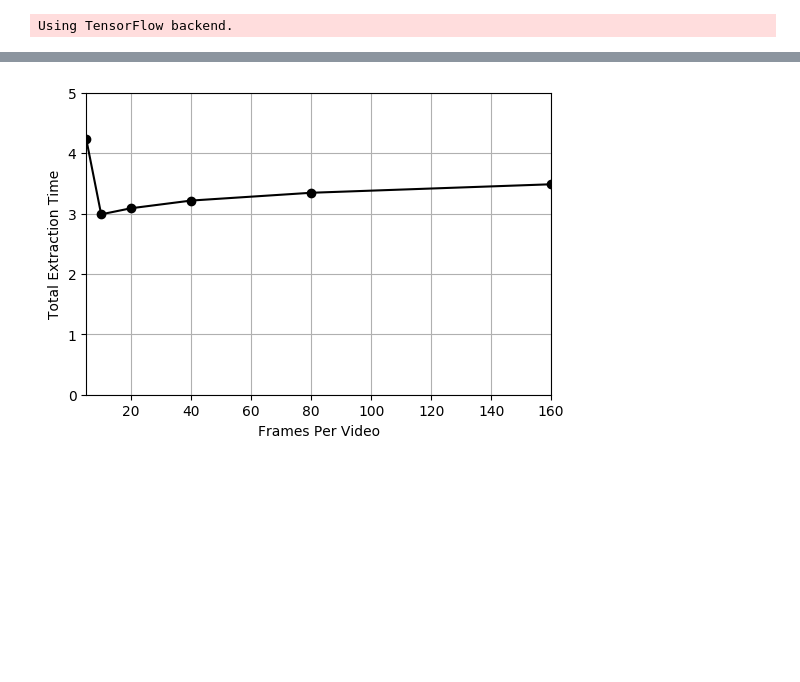
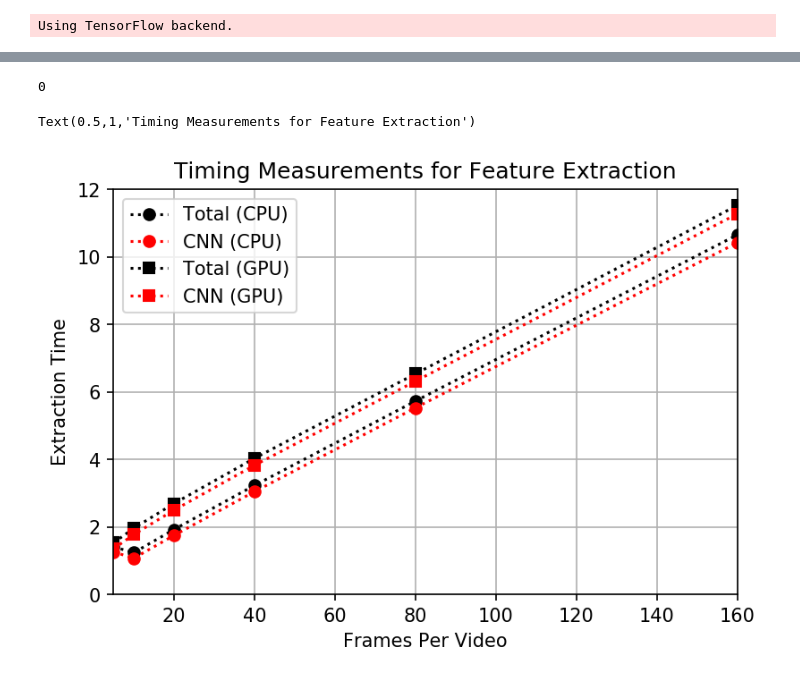
Before and after one commit to danjacobellis/video-classification, a Jupyter notebook: timing_examples.ipynb, the cells around one changed output, grey strips where cells are left out. Cells and saved outputs as stored; diff of their text form; code cells hidden in the pictures; blank space fills up the shorter version.

```diff
--- a/timing_examples.ipynb
+++ b/timing_examples.ipynb
@@ -8,22 +13,47 @@ video_file = '/home/dev/five-video-classification-methods/data/train/ApplyEyeMak
 frame_dir = '/home/dev/temp_frame_dir'
 # %%
 x = [5,10,20,40,80,160]
-y = [0] * len(x)
+timing = [[]] * len(x)
 for i_frames_per_video, frames_per_video in enumerate(x):
     extractor = Extractor(frames_per_video=frames_per_video)
-    t = time.time()
-    sequence = extractor.extract(video_file, frame_dir)
-    y[i_frames_per_video] = time.time() - t
+    sequence, timing[i_frames_per_video] = extractor.extract(video_file, frame_dir)
+# %%
+y_CNN = [y['CNN'] for y in timing]
+y_total = [y['total'] for y in timing]
+# %%
+subprocess.call('unset CUDA_VISIBLE_DEVICES',shell=True)
+# %% [output]
+0
+# %%
+x = [5,10,20,40,80,160]
+timing = [[]] * len(x)
+for i_frames_per_video, frames_per_video in enumerate(x):
+    extractor = Extractor(frames_per_video=frames_per_video)
+    sequence, timing[i_frames_per_video] = extractor.extract(video_file, frame_dir)
+# %%
+y_CNN_GPU = [y['CNN'] for y in timing]
+y_total_GPU = [y['total'] for y in timing]
 # %%
 import matplotlib.pyplot as plt
 %matplotlib inline
 # %%
-plt.figure(dpi=100)
-plt.plot(x,y,'-ko')
+plt.figure(dpi=150)
+plt.plot(x,y_total,':ko')
+plt.plot(x,y_CNN,':ro')
+plt.plot(x,y_total_GPU,':ks')
+plt.plot(x,y_CNN_GPU,':rs')
 plt.xlabel('Frames Per Video')
-plt.ylabel('Total Extraction Time')
+plt.ylabel('Extraction Time')
 plt.xlim([5, 160])
-plt.ylim([0,5])
+plt.ylim([0,12])
 plt.grid('on')
+plt.legend([
+    'Total (CPU)',
+    'CNN (CPU)',
+    'Total (GPU)',
+    'CNN (GPU)'
+])
+plt.title('Timing Measurements for Feature Extraction')
 # %% [output]
+Text(0.5,1,'Timing Measurements for Feature Extraction')
-[figure, old version]
+[figure, new version]
```
Also changed, not shown: parts of 2 cells of this notebook.
